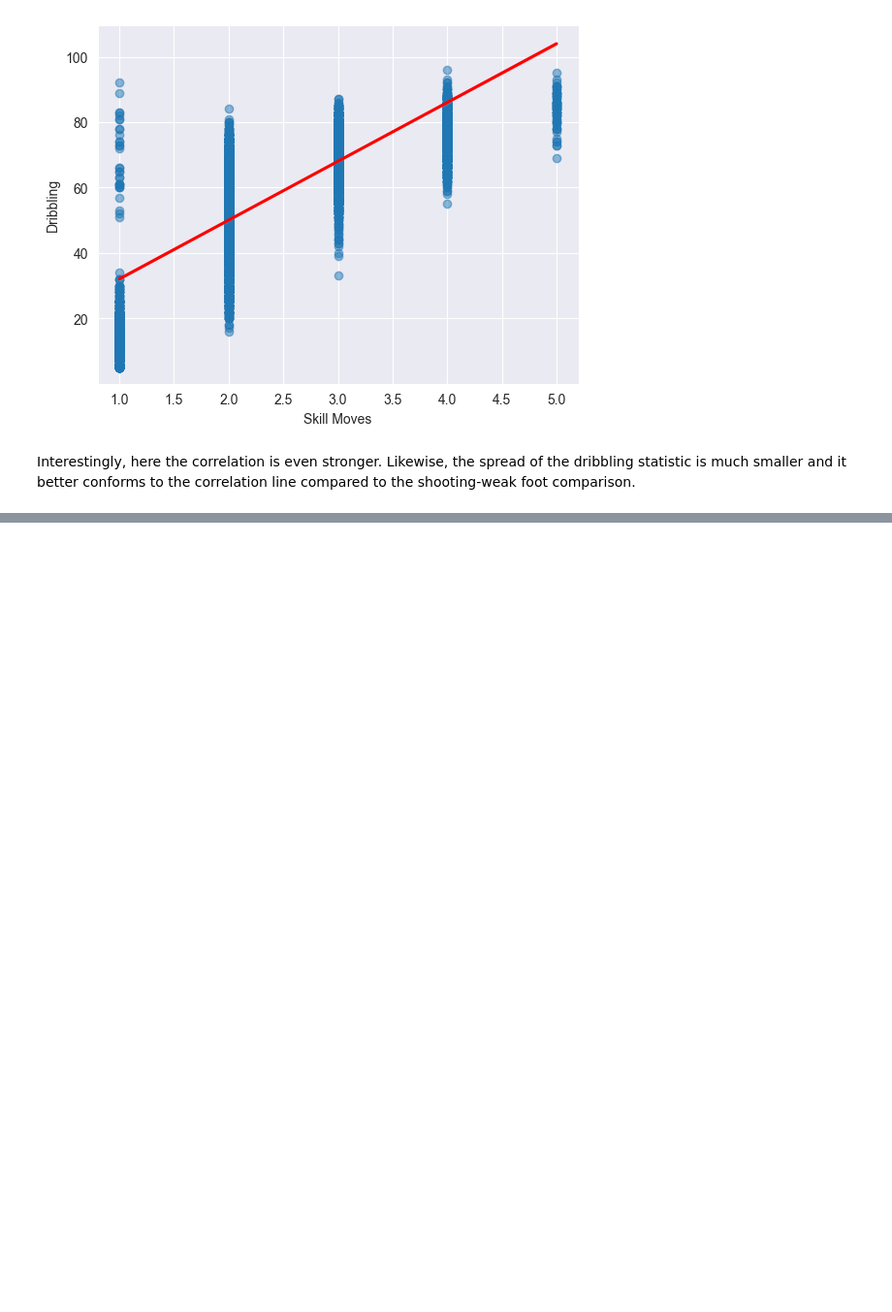
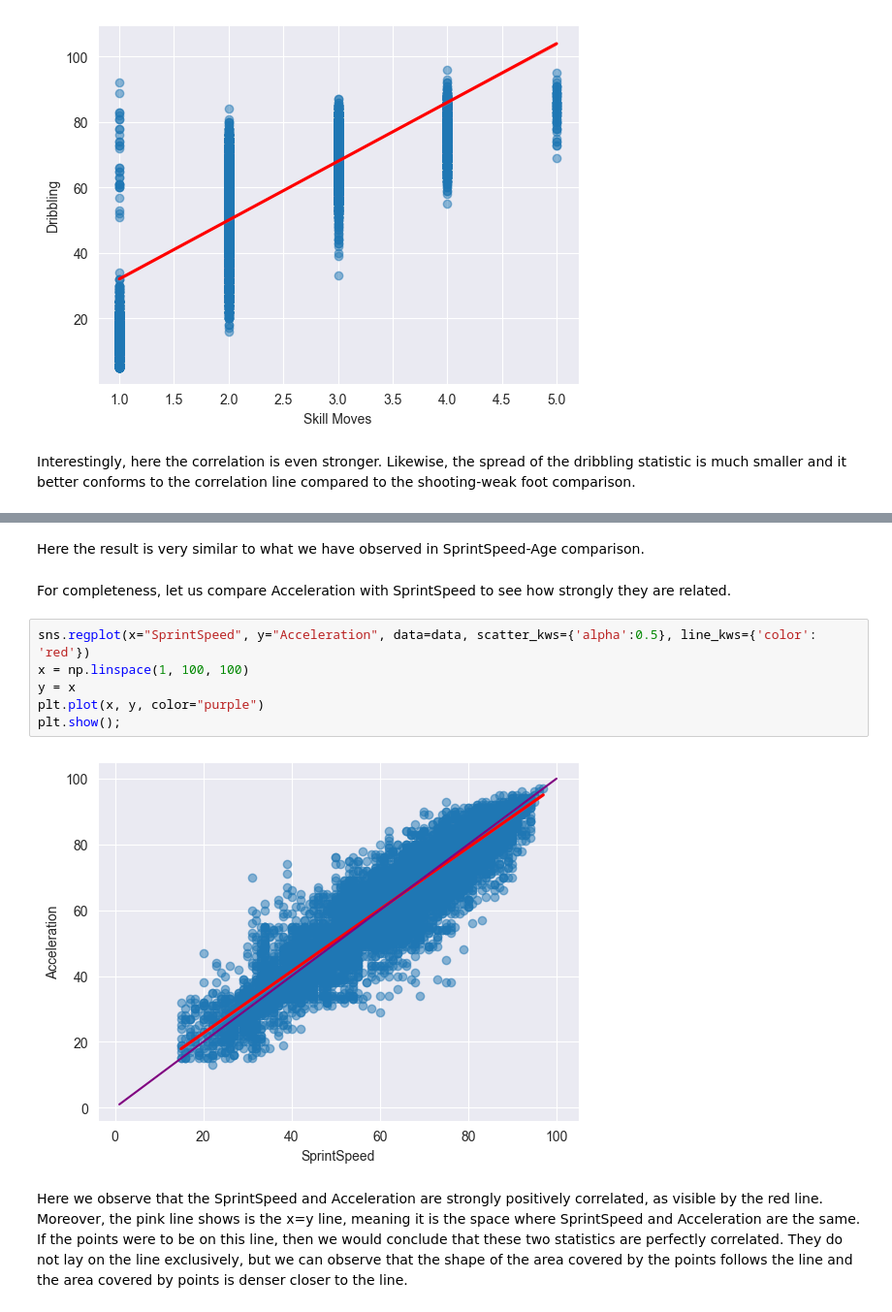
Before and after one commit to zurfil/DataSciencePortfolio, a Jupyter notebook: FIFA/main.ipynb, the cells around one changed output, grey strips where cells are left out. Shown at 97% size. Drawn from its saved outputs; the diff is of its cells as text; blank space fills up the shorter version.

```diff
--- a/FIFA/main.ipynb
+++ b/FIFA/main.ipynb
@@ -171,0 +193,17 @@ to the correlation line compared to the shooting-weak foot comparison.
+# %% [markdown]
+Here the result is very similar to what we have observed in SprintSpeed-Age comparison.
+# %% [markdown]
+For completeness, let us compare Acceleration with SprintSpeed to see how strongly they are related.
+# %%
+sns.regplot(x="SprintSpeed", y="Acceleration", data=data, scatter_kws={'alpha':0.5}, line_kws={'color': 'red'})
+x = np.linspace(1, 100, 100)
+y = x
+plt.plot(x, y, color="purple")
+plt.show();
+# %% [output]
+[figure, added]
+# %% [markdown]
+Here we observe that the SprintSpeed and Acceleration are strongly positively correlated, as visible by the red line. Moreover, the pink line
+shows is the x=y line, meaning it is the space where SprintSpeed and Acceleration are the same. If the points were to be on this line,
+then we would conclude that these two statistics are perfectly correlated. They do not lay on the line exclusively, but we can observe
+that the shape of the area covered by the points follows the line and the area covered by points is denser closer to the line.
```
Also changed, not shown: parts of 7 cells of this notebook.
